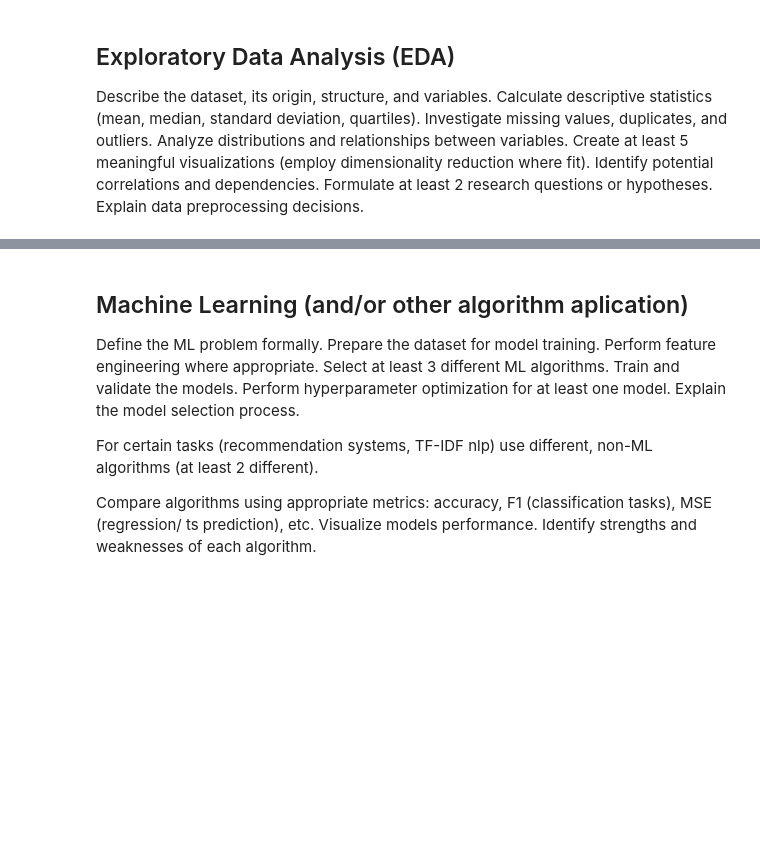
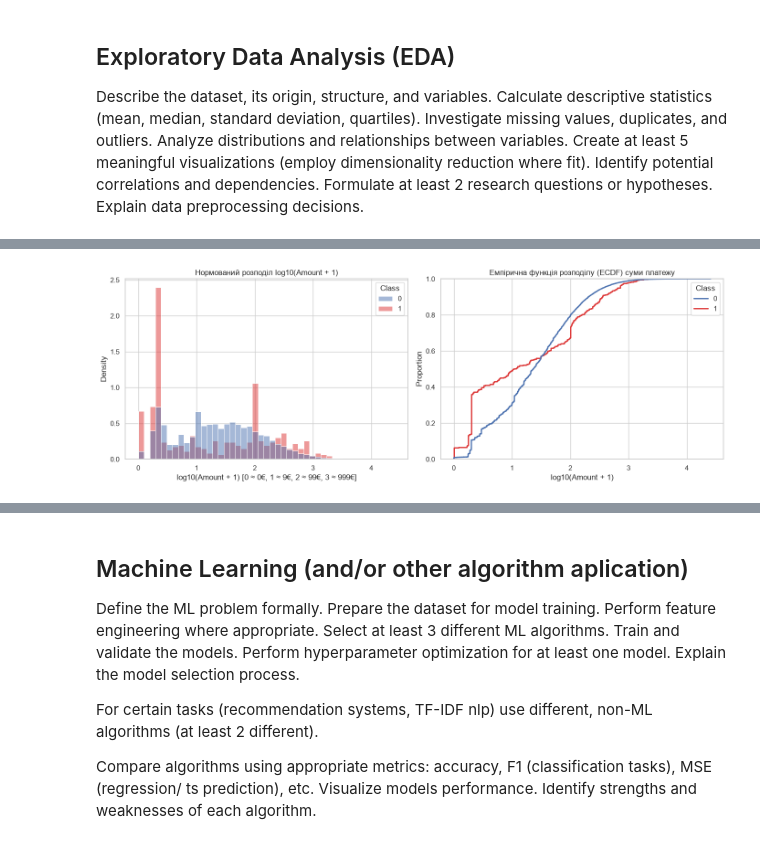
Before and after one commit to OleksandrKyrstiuk/ida-labs, a Jupyter notebook: assignement-4.ipynb, the cells around one changed output, grey strips where cells are left out. Cells and saved outputs as stored; diff of their text form; code cells hidden in the pictures; blank space fills up the shorter version.

```diff
--- a/assignement-4.ipynb
+++ b/assignement-4.ipynb
@@ -94,0 +345,24 @@ Describe the dataset, its origin, structure, and variables. Calculate descriptiv
+# %%
+df["Log_Amount"] = np.log10(df["Amount"] + 1.0)
+
+fig, (ax1, ax2) = plt.subplots(1, 2, figsize=(14, 5))
+
+sns.histplot(
+    data=df, x="Log_Amount", hue="Class",
+    stat="density", common_norm=False, bins=45,
+    palette={0: "#4C72B0", 1: "#DD3434"}, ax=ax1
+)
+ax1.set_title("Нормований розподіл log10(Amount + 1)")
+ax1.set_xlabel("log10(Amount + 1) [0 ≈ 0€, 1 ≈ 9€, 2 ≈ 99€, 3 ≈ 999€]")
+
+sns.ecdfplot(
+    data=df, x="Log_Amount", hue="Class",
+    palette={0: "#4C72B0", 1: "#DD3434"}, linewidth=2, ax=ax2
+)
+ax2.set_title("Емпірична функція розподілу (ECDF) суми платежу")
+ax2.set_xlabel("log10(Amount + 1)")
+
+plt.tight_layout()
+plt.show()
+# %% [output]
+[figure, added]
```
Also changed, not shown: parts of 26 cells of this notebook.
